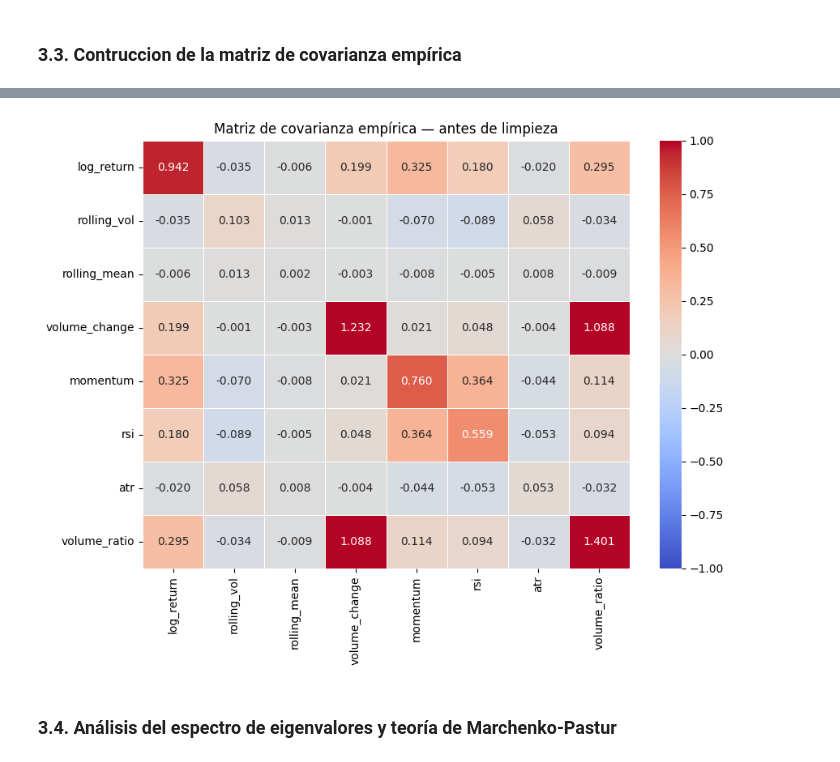
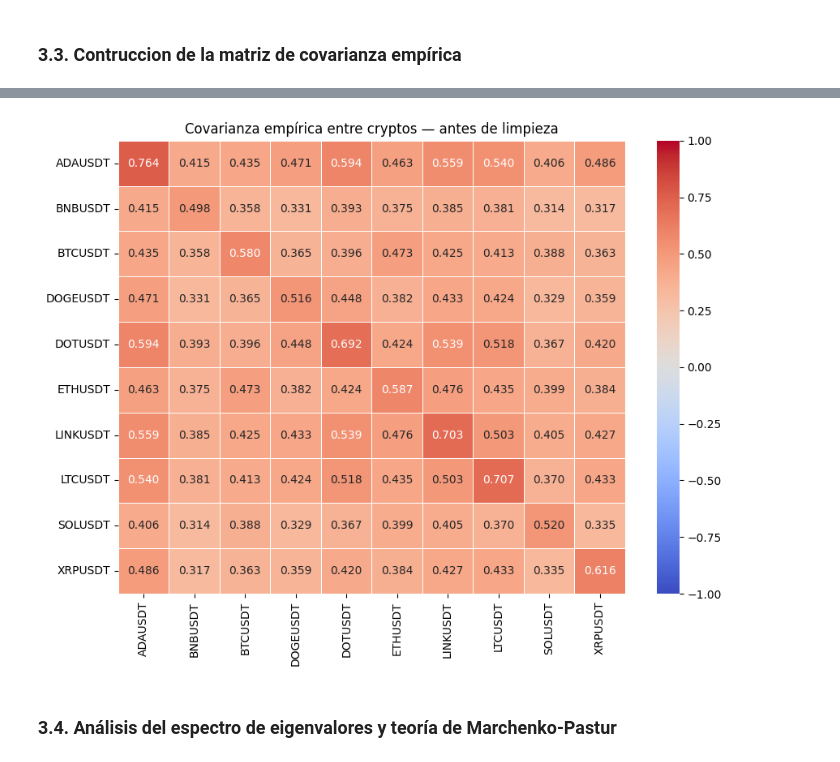
Before and after one commit to Romequinco/TAREA_PROCESADO_DATOS_FINANCIEROS_PARA_MACHINE_LEARNING, a Jupyter notebook: PREPROCESADO_DATOS_FINANCIEROS_.ipynb, the cells around one changed output, grey strips where cells are left out. Drawn from its saved outputs; the diff is of its cells as text; code cells hidden in the pictures.

Commit message:
actualizacion fase 3 con 10 activos en vez de features internas + actualizacion documentacion

```diff
--- a/PREPROCESADO_DATOS_FINANCIEROS_.ipynb
+++ b/PREPROCESADO_DATOS_FINANCIEROS_.ipynb
@@ -1831,37 +1738,49 @@ df_features_scaled — estadísticas tras estandarización (media ≈ 0, std ≈
 # %%
 # Selección de la subventana de estimación y cálculo de la matriz de covarianza empírica.
 #
-# Se usan las últimas COV_WINDOW filas de df_features_scaled.
-# Con COV_WINDOW=100 y 8 features, el ratio observaciones/features = 12.5,
-# suficiente para obtener una matriz de covarianza no singular en condiciones normales.
+# Subventana de estimación por fechas: últimos 3 años
+# Aquí p = nº de activos (columnas) y N = nº de observaciones reales en la ventana.
+# Marchenko–Pastur requiere γ = p/N < 1.
+
+import pandas as pd
 
 if 'df_features_scaled' not in globals():
     raise RuntimeError(
         "df_features_scaled no está definido. Ejecute la celda de construcción de features."
     )
 
-assert len(df_features_scaled) >= COV_WINDOW, (
-    f"df_features_scaled tiene {len(df_features_scaled)} filas, "
-    f"pero COV_WINDOW={COV_WINDOW}. Reduzca COV_WINDOW."
+# Selección temporal: últimos 3 años (inclusive)
+end_ts   = df_features_scaled.index.max()
+start_ts = end_ts - pd.DateOffset(years=3)
+
+# Subventana: últimos 3 años
+# (copy para evitar SettingWithCopy y para mantener el flujo estable)
+df_cov_window = df_features_scaled.loc[start_ts:end_ts].copy()
+
+# Si quedaran NaNs por cualquier motivo, eliminarlos antes de la covarianza
+if df_cov_window.isna().any().any():
+    df_cov_window = df_cov_window.dropna(how="any")
+
+assert len(df_cov_window) > 0, (
+    "df_cov_window quedó vacío al filtrar últimos 3 años. "
+    "Revise el índice temporal de df_features_scaled."
 )
 
-# Subventana: últimas COV_WINDOW barras
-df_cov_window = df_features_scaled.iloc[-COV_WINDOW:]
-
-print(f"Subventana de estimación: últimas {COV_WINDOW} barras")
-print(f"  Rango temporal: {df_cov_window.index.min()} → {df_cov_window.index.max()}")
-print(f"  Shape         : {df_cov_window.shape}  (obs × features)")
+print("Subventana de estimación: últimos 3 años")
+print(f"  start_ts      : {start_ts}")
+print(f"  end_ts        : {end_ts}")
+print(f"  Rango real     : {df_cov_window.index.min()} → {df_cov_window.index.max()}")
+print(f"  Shape          : {df_cov_window.shape}  (obs × activos)")
 print()
-
-# Matriz de covarianza empírica (4×4, simétrica, semidefinida positiva)
+# Matriz de covarianza empírica (p×p, simétrica, semidefinida positiva)
 cov_matrix = df_cov_window.cov()
 
-# Verificación de forma
-assert cov_matrix.shape == (8, 8), (
-    f"Se esperaba matriz 8×8, pero shape={cov_matrix.shape}"
-)
+# Verificación de forma (p×p)
+p = len(cov_matrix.columns)
+assert cov_matrix.shape[0] == cov_matrix.shape[1], "cov_matrix debe ser cuadrada."
+assert cov_matrix.shape == (p, p), f"Se esperaba matriz {p}×{p}, pero shape={cov_matrix.shape}"
 
-print("Matriz de covarianza empírica (8×8):")
+print(f"Matriz de covarianza empírica ({p}×{p}) entre cryptos:")
 print(cov_matrix.round(4).to_string())
 
 # Gráfica 1: heatmap de la matriz de covarianza empírica (antes de la limpieza).
@@ -1881,7 +1800,7 @@ sns.heatmap(
     ax=ax
 )
 
-ax.set_title("Matriz de covarianza empírica — antes de limpieza", fontsize=12)
+ax.set_title("Covarianza empírica entre cryptos — antes de limpieza", fontsize=12)
 plt.tight_layout()
 plt.show()
 # %% [output]
@@ -1902,4 +1825,4 @@ volume_ratio     0.294700    -0.034000     -0.008500       1.087900  0.113500  0
-[figure, old version]
+[figure, new version]
 # %% [markdown]
 ### 3.4. Análisis del espectro de eigenvalores y teoría de Marchenko-Pastur
 # %%
```
Also changed, not shown: parts of 17 cells of this notebook, 2 other files.
